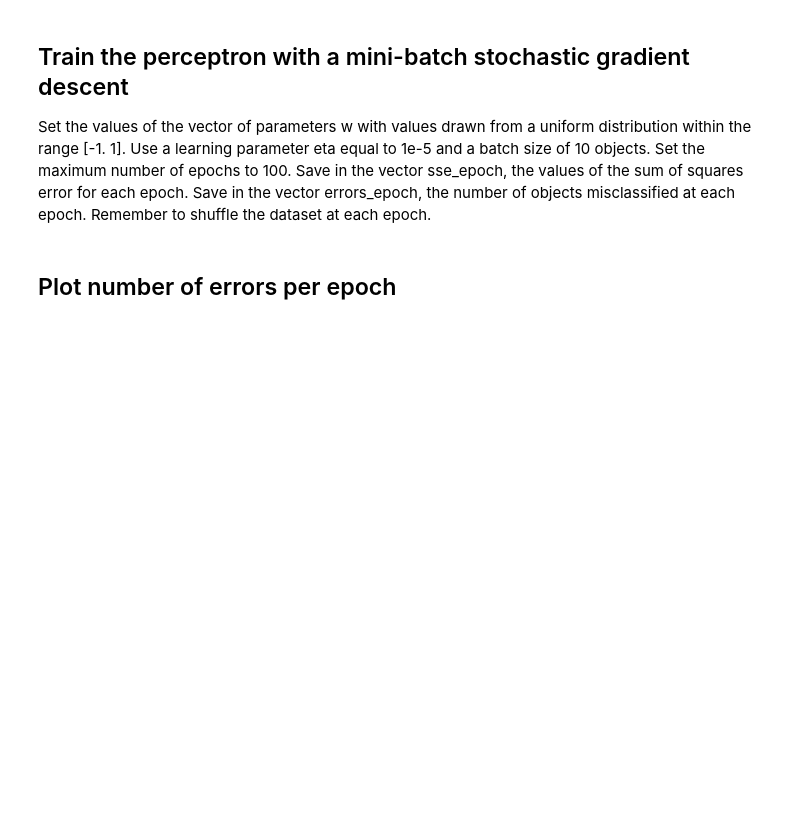
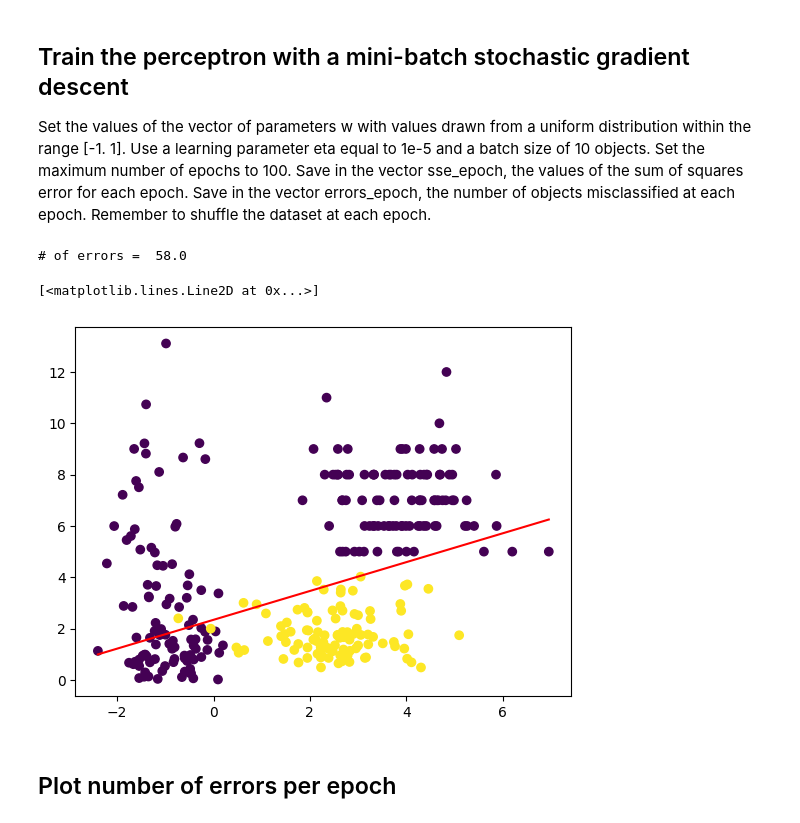
Before and after one commit to imAlessas/machine-learning, a Jupyter notebook: exercises/classification-perceptron.ipynb, the cells around one changed output. Saved outputs shown, nothing was run; the diff lists cells and outputs as text; code cells hidden in the pictures; blank space fills up the shorter version.

```diff
--- a/exercises/classification-perceptron.ipynb
+++ b/exercises/classification-perceptron.ipynb
@@ -59,11 +57,24 @@ Create a matrix of points X (each row is an object) and a vector y of labels. Re
 X = np.stack((np.ones(N * 3),
               np.concatenate((X1_1, X1_2, X1_3)),
               np.concatenate((X2_1, X2_2, X2_3))),
-             axis = 1)
+             axis = 1) # axis = 0, vector stacked horizontally
+
+# creates labels vector
+y = np.concatenate((y1, y2, y3)) # wants a tuple of vectors, (a, b, c)
 # %% [markdown]
 ## Choose category
 
 We want to train a binary classifier for class 3. To this purpose, create a vector of labels y_class that contains 1 for each object belonging to the class under study (positive class) and -1 to all the other objects.
 # %%
+# choose label 2 to be the 'right' one, the positive one
 positive_class = 2
+
+# vecotr of 300 '-1'
+y_class = - np.ones(y.shape[0])
+
+# masking approach to make positive just the labels 2
+# y == positive_class will output 200 False and 100 True
+# y_class[y == positive_class] access the elements of y_class where y == positive_class is true
+# add assignment to make them 1s
+y_class [y == positive_class] = 1
 # %% [markdown]
@@ -93,53 +109,60 @@ w = np.random.uniform(low = -1, high = 1, size = 3)
 #plt.plot([np.min(X[:, 1]), np.max(X[:, 1])], [np.min(X[:, 1]) * (-w[1]/w[2]) - w[0]/w[2], np.max(X[:, 1]) * (-w[1]/w[2]) - w[0]/w[2]])
 
 #X = np.hstack((X0, np.vstack((X1, X2))))
-plt.scatter(X[:, 1], X[:, 2], c=y_class)
+plt.scatter(X[:, 1], X[:, 2], c = y_class)
 
 # set learning rate 0 < eta <= 1
-eta =
+eta = 1e-5
 
 # set mini batch size
-batch_size =
+batch_size = 10
 
 # set max epochs
-max_epochs =
+max_epochs = 300
 
 # track total error per epoch
 sse_epoch = np.zeros(max_epochs + 1)
 
 # set checkpoint
 errors_epoch = np.zeros(max_epochs + 1)
 
 for epochs in range(max_epochs):
 
     # compute error
-    sse_epoch[epochs] =
-    errors_epoch[epochs] =
+    sse_epoch[epochs] = sse(X, y, w)
+
+    # take the sign because it is a perceptron
+    errors_epoch[epochs] = sum(np.sign(np.dot(X, w)) == -1)
 
     # generate random permutation
     rand_perm = np.random.permutation(range(y_class.shape[0]))
     X = X[rand_perm, :]
     y_class = y_class[rand_perm]
 
     # mini-batch learning
     for j in range(0, y_class.shape[0], batch_size):
 
-        X_batch =
+        X_batch = X[j : (j + batch_size), :]
 
-        y_batch =
+        y_batch = y_class[j : (j + batch_size)]
 
-        errors =
+        errors = y_batch - np.dot(X_batch, w)
 
+        # update rule
         w = w + eta * np.dot(np.transpose(X_batch), errors)
 
 sse_epoch[epochs + 1] = sse(X, y_class, w)
 errors_epoch[epochs + 1] = sum((y_class * np.sign(np.dot(X, w))) < 0)
 
 #print(eta)
 print("# of errors = ", errors_epoch[-1])
 plt.plot([np.min(X[:, 1]), np.max(X[:, 1])],
          [np.min(X[:, 1]) * (-w[1]/w[2]) - w[0]/w[2], np.max(X[:, 1]) * (-w[1]/w[2]) - w[0]/w[2]],
         c = "red")
+# %% [output]
+# of errors =  58.0
+[<matplotlib.lines.Line2D at 0x...>]
+[figure, added]
 # %% [markdown]
 ## Plot number of errors per epoch
 # %%
```
Also changed, not shown: parts of 7 cells of this notebook.
